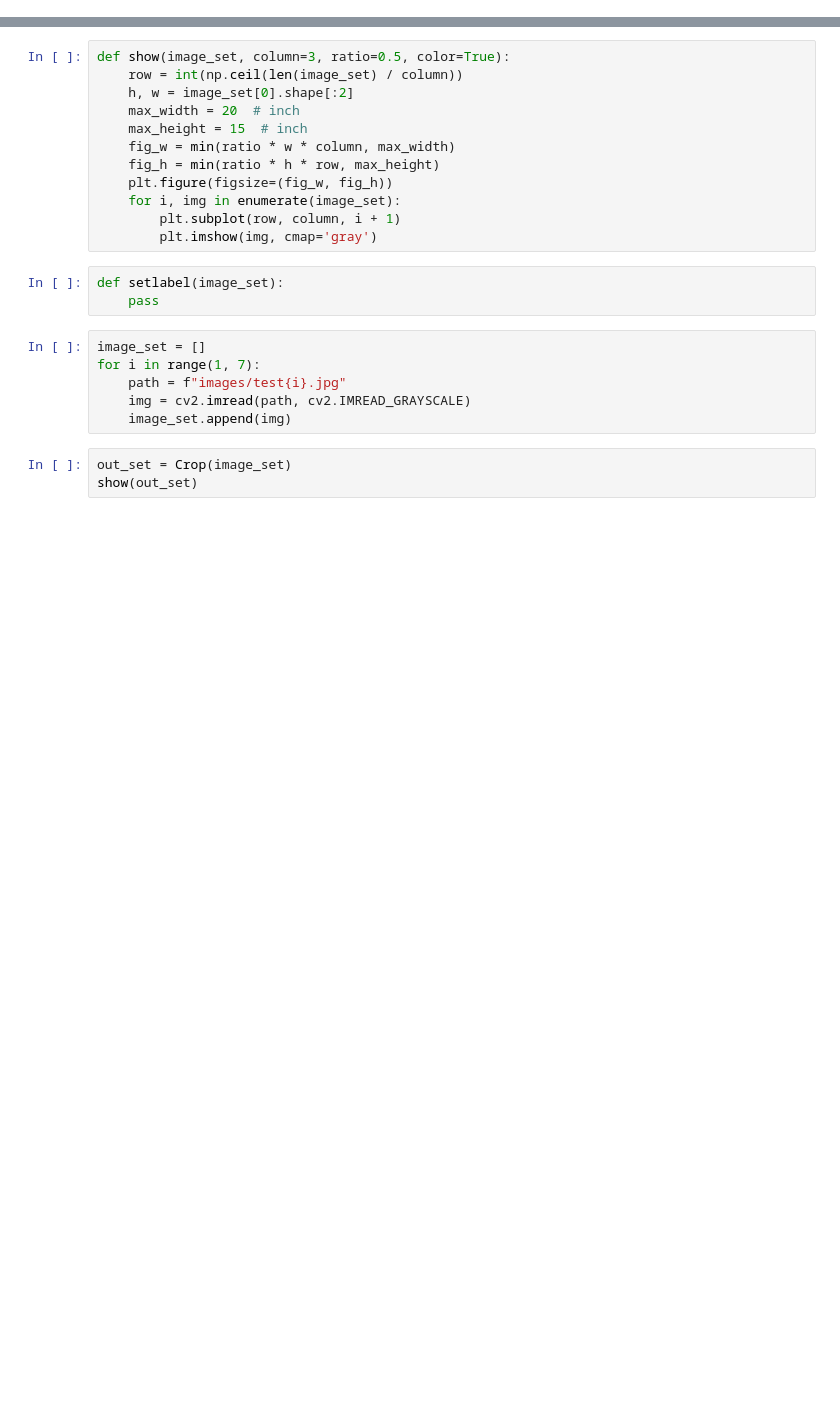
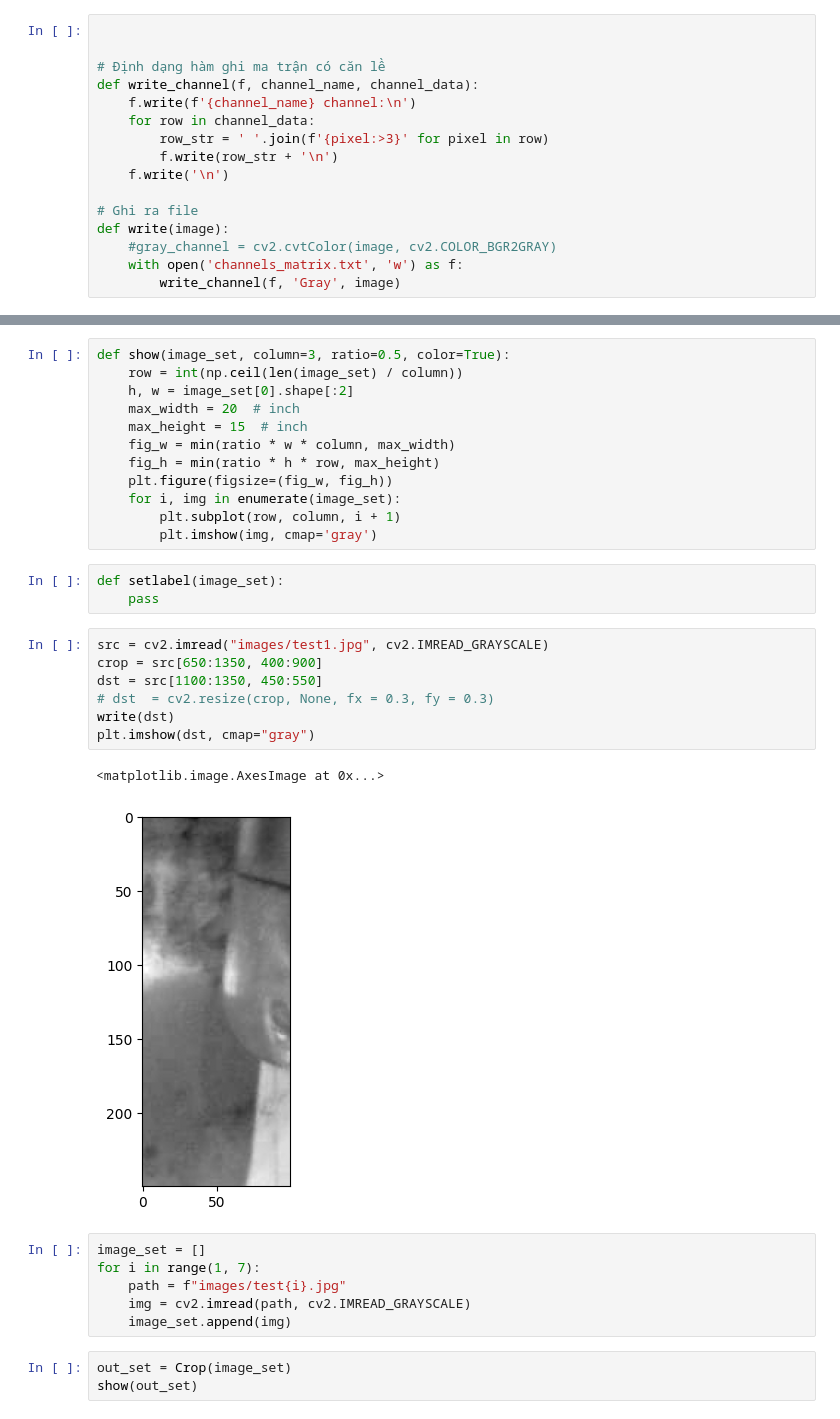
Before and after one commit to DongNQ225284/ComputerVision, a Jupyter notebook: opencv/detect.ipynb, the cells around one changed output, grey strips where cells are left out. Cells and saved outputs as stored; diff of their text form; blank space fills up the shorter version.

```diff
--- a/opencv/detect.ipynb
+++ b/opencv/detect.ipynb
@@ -5,6 +5,22 @@ import cv2
 import sys
 import numpy as np
 import matplotlib.pyplot as plt
+# %%
+
+
+# Định dạng hàm ghi ma trận có căn lề
+def write_channel(f, channel_name, channel_data):
+    f.write(f'{channel_name} channel:\n')
+    for row in channel_data:
+        row_str = ' '.join(f'{pixel:>3}' for pixel in row)
+        f.write(row_str + '\n')
+    f.write('\n')
+
+# Ghi ra file
+def write(image):
+    #gray_channel = cv2.cvtColor(image, cv2.COLOR_BGR2GRAY)
+    with open('channels_matrix.txt', 'w') as f:
+        write_channel(f, 'Gray', image)
 # %%
 def drawRectangle(frame, bbox):
     p1 = (int(bbox[0]), int(bbox[1]))
@@ -53,6 +69,16 @@ def show(image_set, column=3, ratio=0.5, color=True):
 # %%
 def setlabel(image_set):
     pass
+# %%
+src = cv2.imread("images/test1.jpg", cv2.IMREAD_GRAYSCALE)
+crop = src[650:1350, 400:900]
+dst = src[1100:1350, 450:550]
+# dst  = cv2.resize(crop, None, fx = 0.3, fy = 0.3)
+write(dst)
+plt.imshow(dst, cmap="gray")
+# %% [output]
+<matplotlib.image.AxesImage at 0x...>
+[figure, added]
 # %%
 image_set = []
 for i in range(1, 7):
```
Also changed, not shown: 4 other files.
